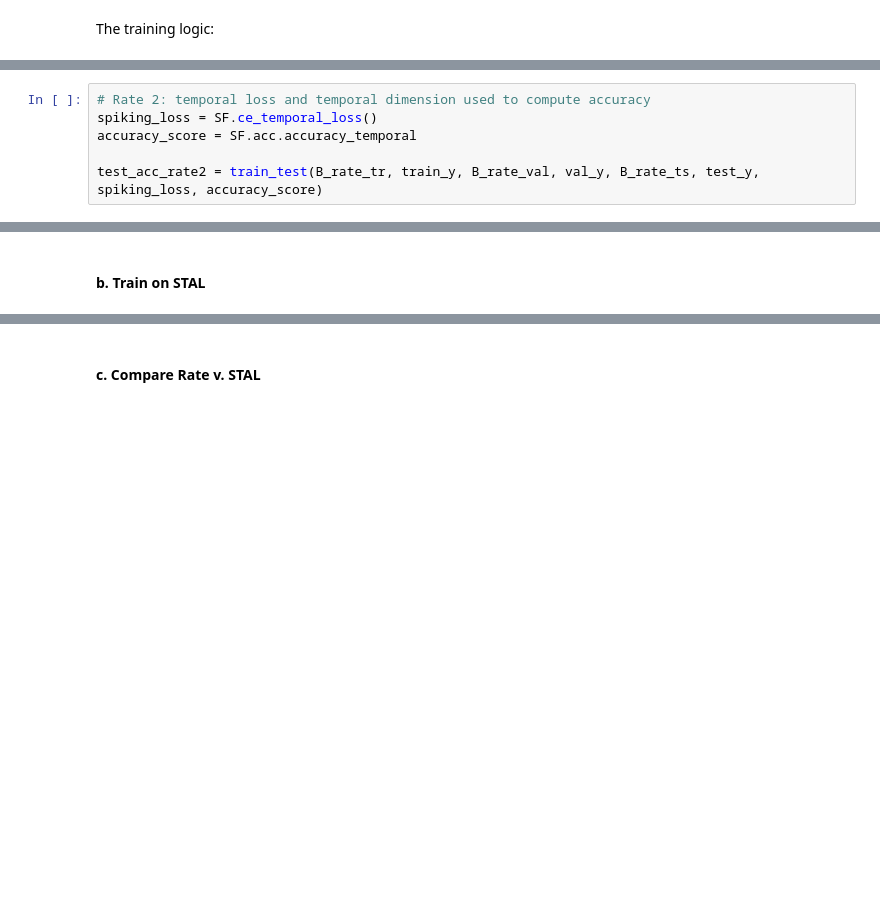
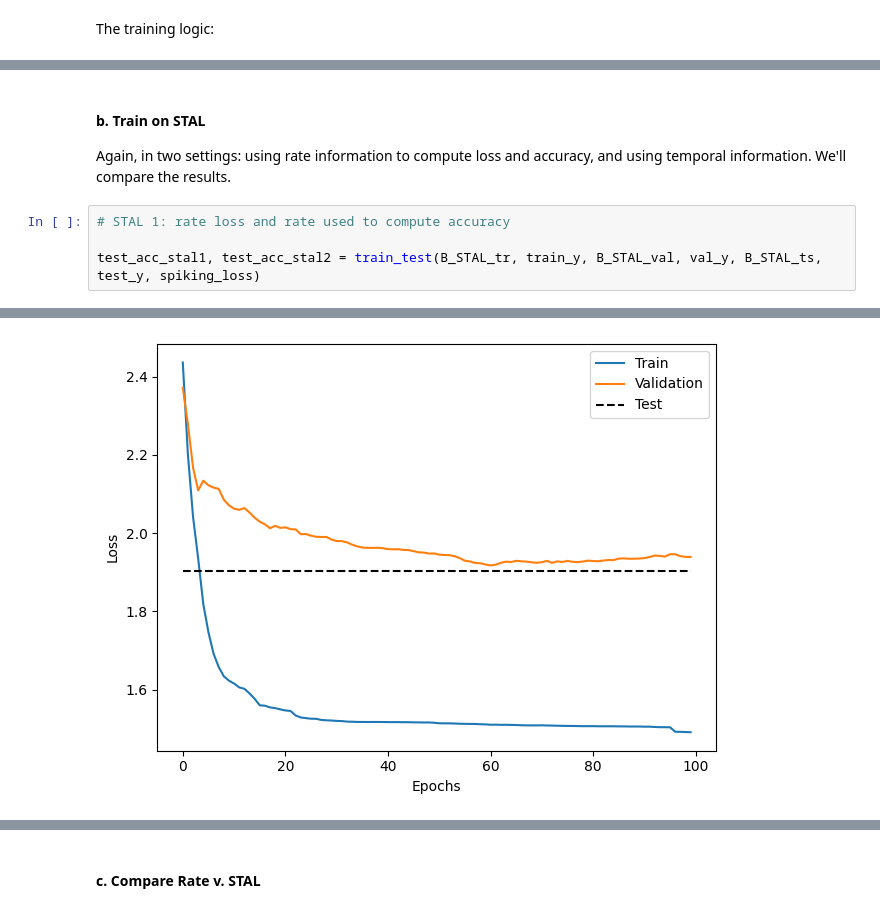
Before and after one commit to freek1/stal-v2, a Jupyter notebook: stal_v_rate_mnist.ipynb, the cells around one changed output, grey strips where cells are left out. Drawn from its saved outputs; the diff is of its cells as text; blank space fills up the shorter version.

```diff
--- a/stal_v_rate_mnist.ipynb
+++ b/stal_v_rate_mnist.ipynb
@@ -383,6 +395,9 @@ Training took 20.01s
+# %% [markdown]
+#### b. Train on STAL
+
+Again, in two settings: using rate information to compute loss and accuracy, and using temporal information. We'll compare the results.
 # %%
-# Rate 2: temporal loss and temporal dimension used to compute accuracy
-spiking_loss = SF.ce_temporal_loss()
-accuracy_score = SF.acc.accuracy_temporal
+# STAL 1: rate loss and rate used to compute accuracy
 
-test_acc_rate2 = train_test(B_rate_tr, train_y, B_rate_val, val_y, B_rate_ts, test_y, spiking_loss, accuracy_score)
+test_acc_stal1, test_acc_stal2 = train_test(B_STAL_tr, train_y, B_STAL_val, val_y, B_STAL_ts, test_y, spiking_loss)
+# %% [output]
@@ -388,0 +421 @@ test_acc_rate2 = train_test(B_rate_tr, train_y, B_rate_val, val_y, B_rate_ts, te
+[figure, added]
@@ -389,2 +425,0 @@ test_acc_rate2 = train_test(B_rate_tr, train_y, B_rate_val, val_y, B_rate_ts, te
-# %% [markdown]
-#### b. Train on STAL
```
Also changed, not shown: parts of 12 cells of this notebook, 3 other files.
